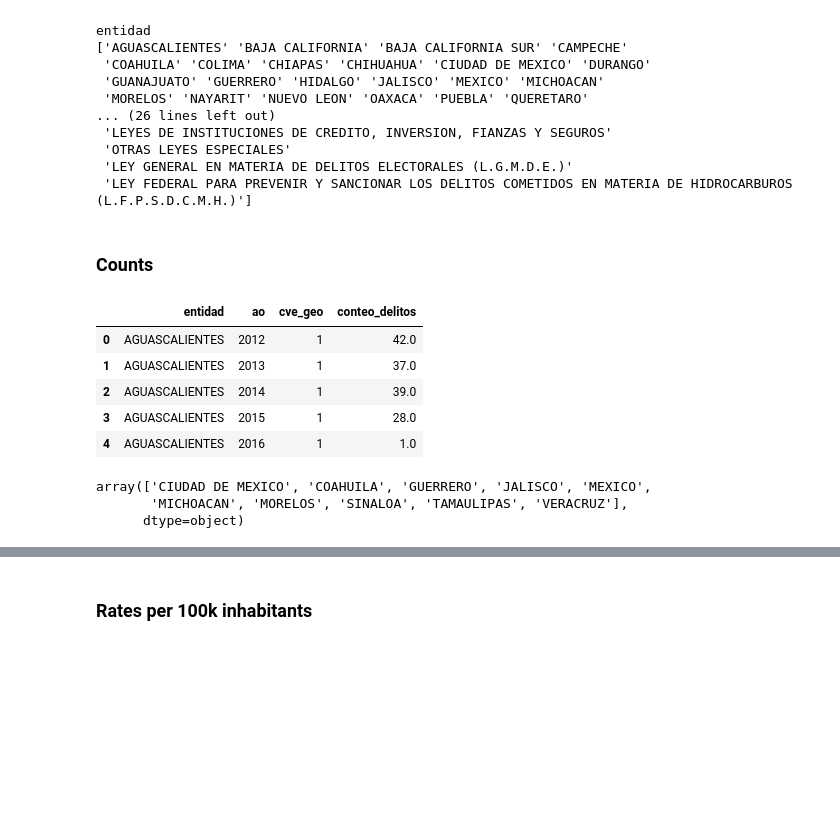
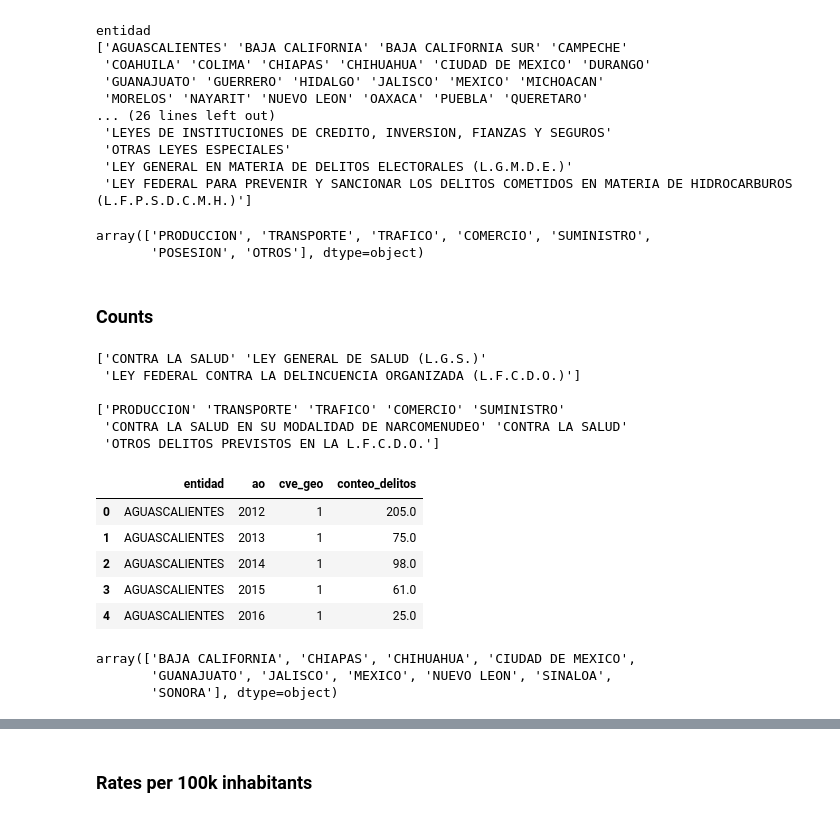
Before and after one commit to shani-alvarez/cgs-shadow-routes, a Jupyter notebook: notebooks/eda_crime_reports.ipynb, the cells around one changed output, grey strips where cells are left out. Cells and saved outputs as stored; diff of their text form; code cells hidden in the pictures; blank space fills up the shorter version.

```diff
--- a/notebooks/eda_crime_reports.ipynb
+++ b/notebooks/eda_crime_reports.ipynb
@@ -210,27 +210,50 @@ entidad
  'OTRAS LEYES ESPECIALES'
  'LEY GENERAL EN MATERIA DE DELITOS ELECTORALES (L.G.M.D.E.)'
  'LEY FEDERAL PARA PREVENIR Y SANCIONAR LOS DELITOS COMETIDOS EN MATERIA DE HIDROCARBUROS (L.F.P.S.D.C.M.H.)']
+# %%
+(data_ff[data_ff.concepto == 'CONTRA LA SALUD']).tipo.unique()
+# %% [output]
+array(['PRODUCCION', 'TRANSPORTE', 'TRAFICO', 'COMERCIO', 'SUMINISTRO',
+       'POSESION', 'OTROS'], dtype=object)
 # %% [markdown]
 ### Counts
 # %%
-df_do = data_ff_melt[data_ff_melt['concepto'] == 'LEY FEDERAL CONTRA LA DELINCUENCIA ORGANIZADA (L.F.C.D.O.)']
+list_concepts = [
+    'CONTRA LA SALUD', 'LEY GENERAL DE SALUD (L.G.S.)', 'LEY FEDERAL CONTRA LA DELINCUENCIA ORGANIZADA (L.F.C.D.O.)'
+]
+list_types = [
+    'PRODUCCION', 'TRANSPORTE', 'TRAFICO', 'COMERCIO', 'SUMINISTRO',
+    'CONTRA LA SALUD EN SU MODALIDAD DE NARCOMENUDEO', 'CONTRA LA SALUD',
+    'OTROS DELITOS PREVISTOS EN LA L.F.C.D.O.'
+]
+
+df_do = data_ff_melt[(data_ff_melt['concepto'].isin(list_concepts)) & (data_ff_melt['tipo'].isin(list_types))]
+print(df_do.concepto.unique(), '\n')
+print(df_do.tipo.unique(), '\n')
+
 df_do_yearly = df_do.groupby(['entidad', 'ao', 'cve_geo'], as_index=False)['conteo_delitos'].sum()
 df_do_yearly.head()
 # %% [output]
+['CONTRA LA SALUD' 'LEY GENERAL DE SALUD (L.G.S.)'
+ 'LEY FEDERAL CONTRA LA DELINCUENCIA ORGANIZADA (L.F.C.D.O.)']
+
+['PRODUCCION' 'TRANSPORTE' 'TRAFICO' 'COMERCIO' 'SUMINISTRO'
+ 'CONTRA LA SALUD EN SU MODALIDAD DE NARCOMENUDEO' 'CONTRA LA SALUD'
+ 'OTROS DELITOS PREVISTOS EN LA L.F.C.D.O.']
 |  | entidad | ao | cve_geo | conteo_delitos |
-| 0 | AGUASCALIENTES | 2012 | 1 | 42.0 |
-| 1 | AGUASCALIENTES | 2013 | 1 | 37.0 |
-| 2 | AGUASCALIENTES | 2014 | 1 | 39.0 |
-| 3 | AGUASCALIENTES | 2015 | 1 | 28.0 |
-| 4 | AGUASCALIENTES | 2016 | 1 | 1.0 |
+| 0 | AGUASCALIENTES | 2012 | 1 | 205.0 |
+| 1 | AGUASCALIENTES | 2013 | 1 | 75.0 |
+| 2 | AGUASCALIENTES | 2014 | 1 | 98.0 |
+| 3 | AGUASCALIENTES | 2015 | 1 | 61.0 |
+| 4 | AGUASCALIENTES | 2016 | 1 | 25.0 |
 # %%
 top10_do = df_do_yearly.groupby('entidad')['conteo_delitos'].sum().nlargest(10).index
 df_top10_do = df_do_yearly[df_do_yearly['entidad'].isin(top10_do)]
 df_top10_do.entidad.unique()
 # %% [output]
-array(['CIUDAD DE MEXICO', 'COAHUILA', 'GUERRERO', 'JALISCO', 'MEXICO',
-       'MICHOACAN', 'MORELOS', 'SINALOA', 'TAMAULIPAS', 'VERACRUZ'],
-      dtype=object)
+array(['BAJA CALIFORNIA', 'CHIAPAS', 'CHIHUAHUA', 'CIUDAD DE MEXICO',
+       'GUANAJUATO', 'JALISCO', 'MEXICO', 'NUEVO LEON', 'SINALOA',
+       'SONORA'], dtype=object)
 # %%
 heat_data = df_do_yearly.pivot(index='entidad', columns='ao', values='conteo_delitos').fillna(0)
 
```
Also changed, not shown: parts of 9 cells of this notebook.
